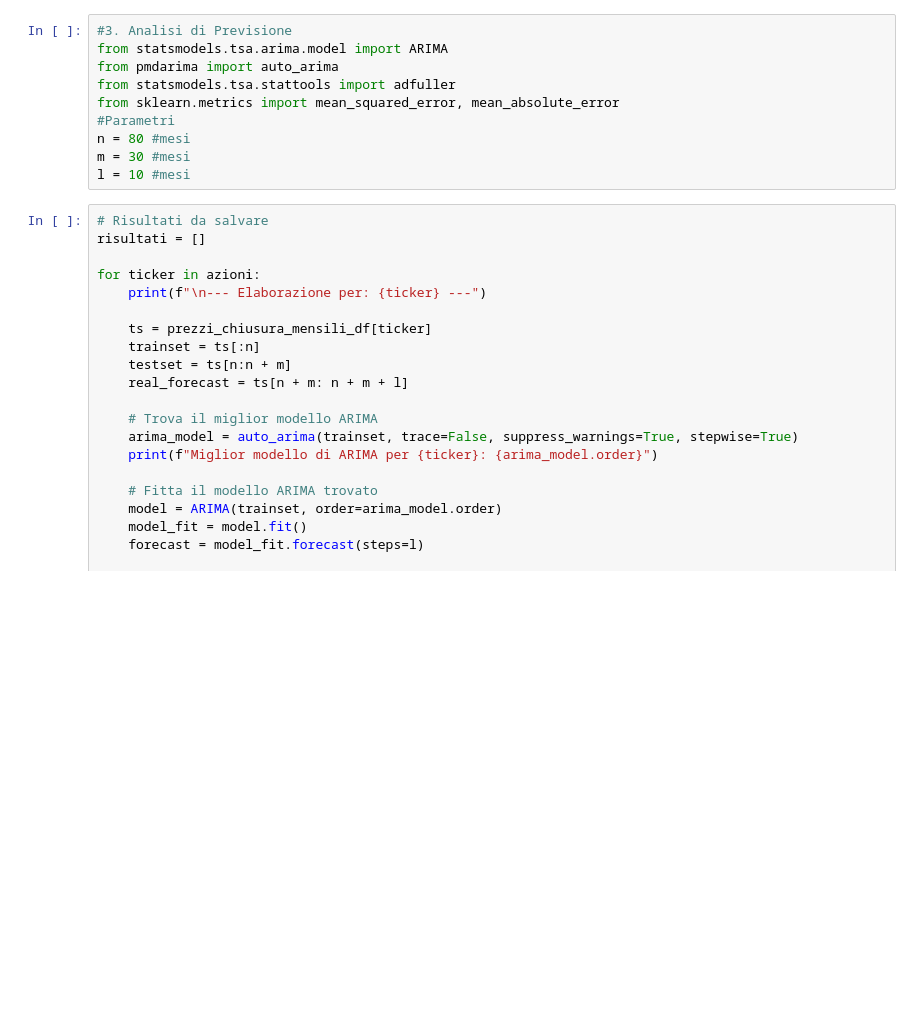
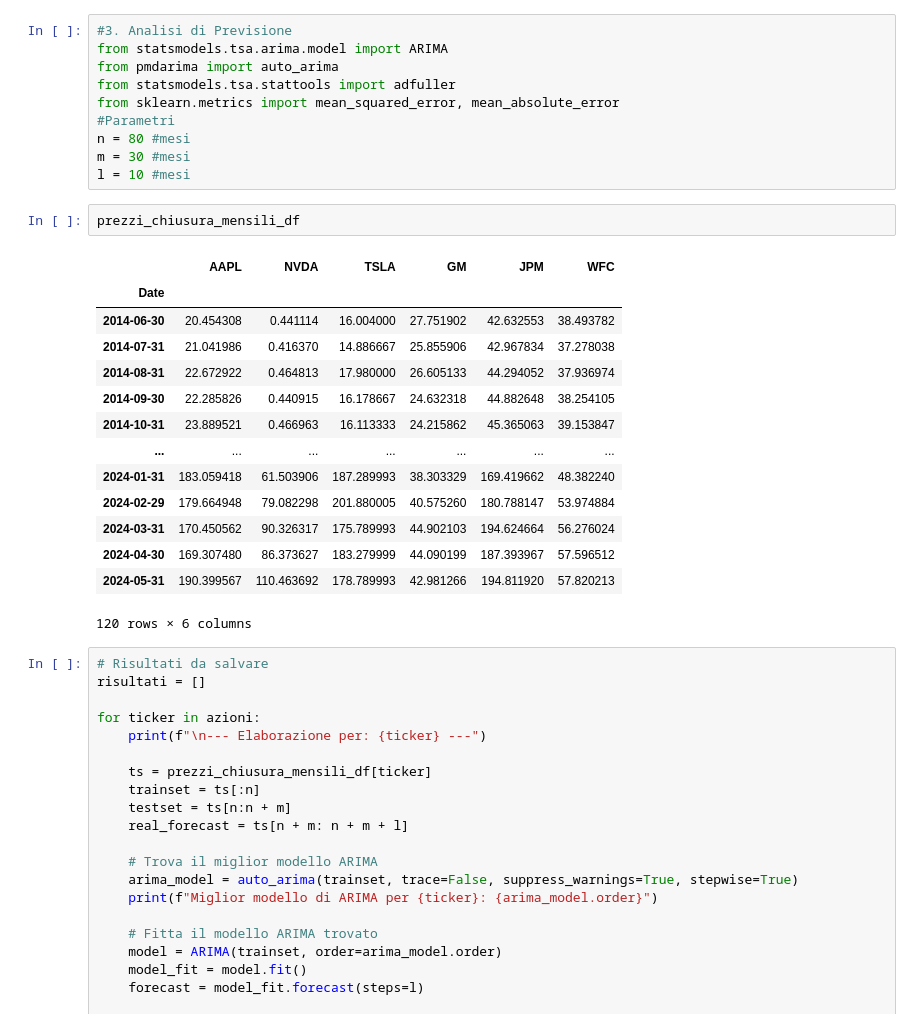
Before and after one commit to ArocchiDS/Business-Intelligence-finance, a Jupyter notebook: BISF_Proyect.ipynb, the cells around one changed output. Saved outputs shown, nothing was run; the diff lists cells and outputs as text; blank space fills up the shorter version.

```diff
--- a/BISF_Proyect.ipynb
+++ b/BISF_Proyect.ipynb
@@ -537,6 +537,23 @@ from sklearn.metrics import mean_squared_error, mean_absolute_error
 n = 80 #mesi
 m = 30 #mesi
 l = 10 #mesi
+# %%
+prezzi_chiusura_mensili_df
+# %% [output]
+|  | AAPL | NVDA | TSLA | GM | JPM | WFC |
+| Date |  |  |  |  |  |  |
+| 2014-06-30 | 20.454308 | 0.441114 | 16.004000 | 27.751902 | 42.632553 | 38.493782 |
+| 2014-07-31 | 21.041986 | 0.416370 | 14.886667 | 25.855906 | 42.967834 | 37.278038 |
+| 2014-08-31 | 22.672922 | 0.464813 | 17.980000 | 26.605133 | 44.294052 | 37.936974 |
+| 2014-09-30 | 22.285826 | 0.440915 | 16.178667 | 24.632318 | 44.882648 | 38.254105 |
+| 2014-10-31 | 23.889521 | 0.466963 | 16.113333 | 24.215862 | 45.365063 | 39.153847 |
+| ... | ... | ... | ... | ... | ... | ... |
+| 2024-01-31 | 183.059418 | 61.503906 | 187.289993 | 38.303329 | 169.419662 | 48.382240 |
+| 2024-02-29 | 179.664948 | 79.082298 | 201.880005 | 40.575260 | 180.788147 | 53.974884 |
+| 2024-03-31 | 170.450562 | 90.326317 | 175.789993 | 44.902103 | 194.624664 | 56.276024 |
+| 2024-04-30 | 169.307480 | 86.373627 | 183.279999 | 44.090199 | 187.393967 | 57.596512 |
+| 2024-05-31 | 190.399567 | 110.463692 | 178.789993 | 42.981266 | 194.811920 | 57.820213 |
+120 rows × 6 columns
 # %%
 # Risultati da salvare
 risultati = []
```
